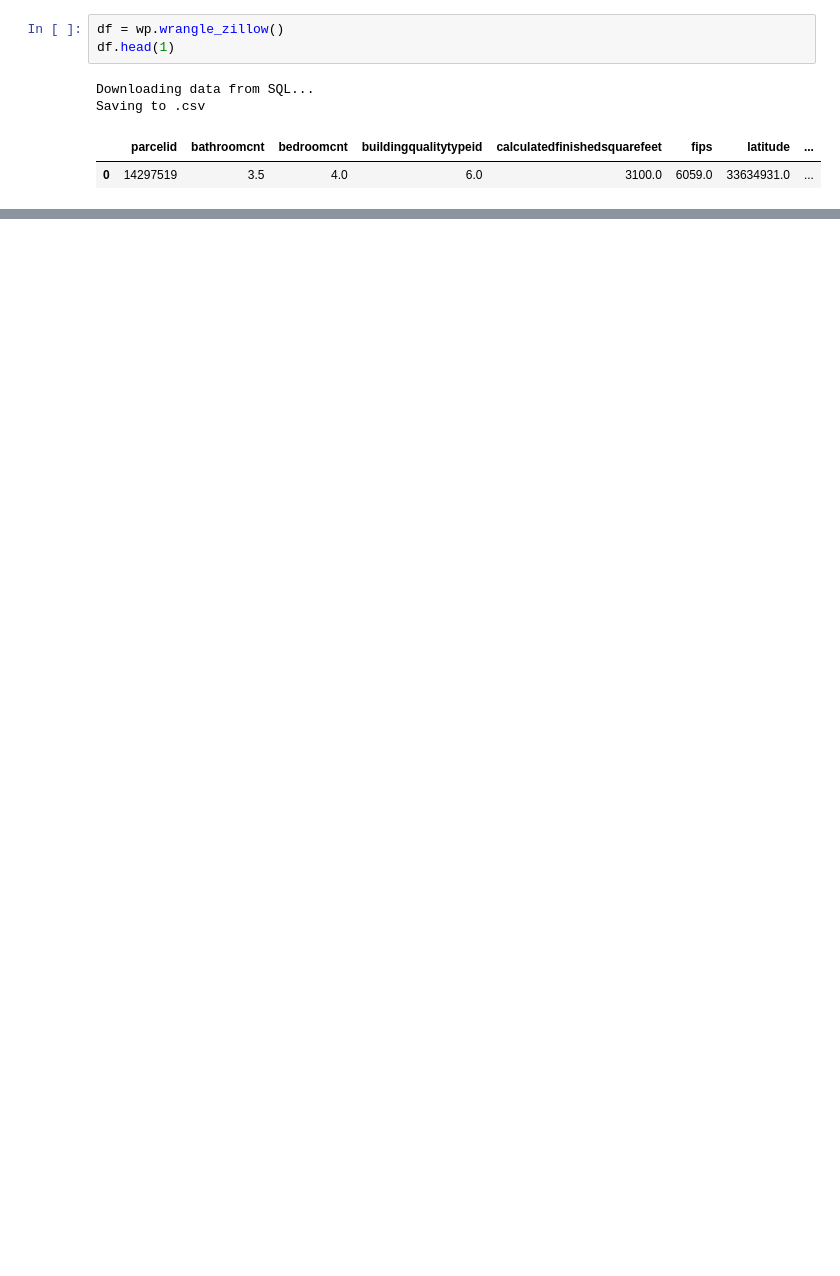
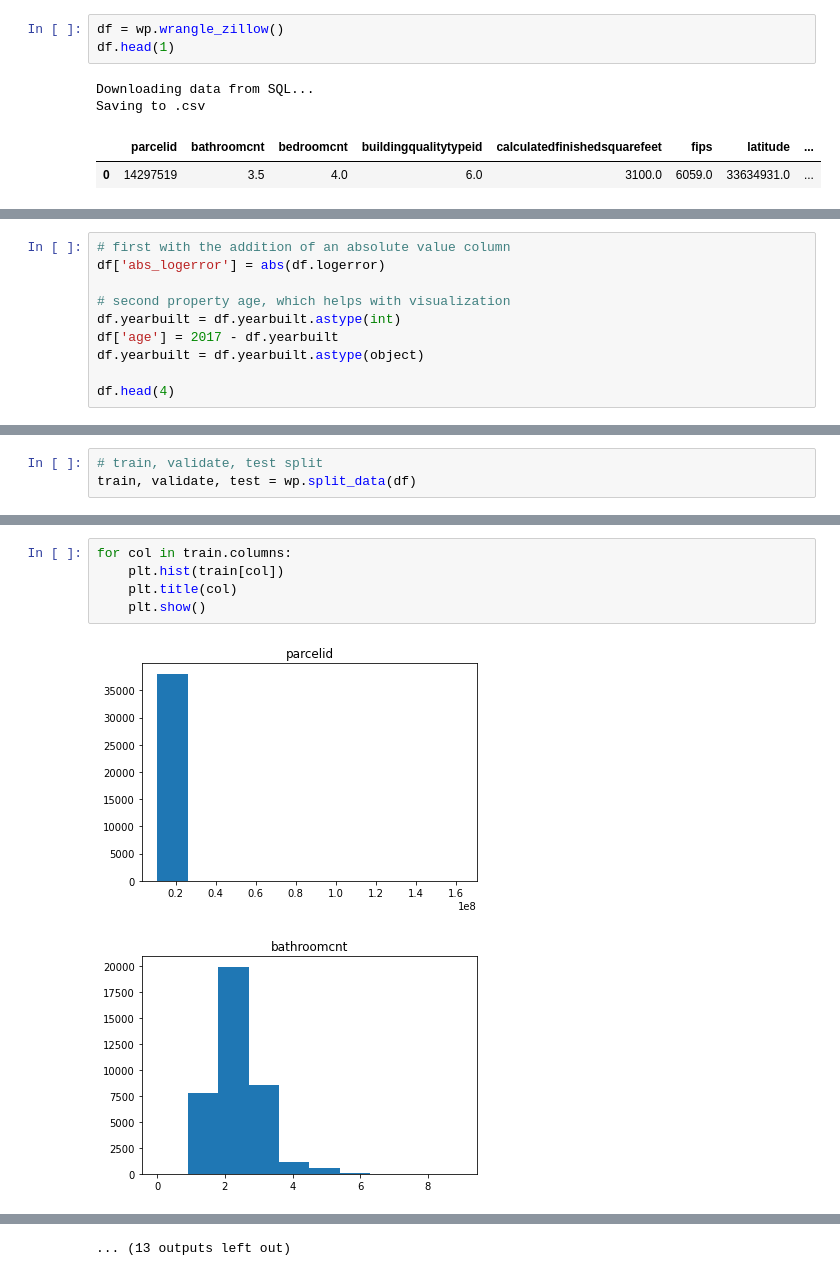
Before and after one commit to BraedenWright/clustering-project, a Jupyter notebook: clustering_zillow_project.ipynb, the cells around one changed output, grey strips where cells are left out. Saved outputs shown, nothing was run; the diff lists cells and outputs as text; blank space fills up the shorter version.

```diff
--- a/clustering_zillow_project.ipynb
+++ b/clustering_zillow_project.ipynb
@@ -83,0 +141,10 @@ Saving to .csv
+# %%
+# first with the addition of an absolute value column
+df['abs_logerror'] = abs(df.logerror)
+
+# second property age, which helps with visualization
+df.yearbuilt = df.yearbuilt.astype(int)
+df['age'] = 2017 - df.yearbuilt
+df.yearbuilt = df.yearbuilt.astype(object)
+
+df.head(4)
@@ -83,0 +156,3 @@ Saving to .csv
+# %%
+# train, validate, test split
+train, validate, test = wp.split_data(df)
@@ -83,0 +215,8 @@ Saving to .csv
+# %%
+for col in train.columns:
+    plt.hist(train[col])
+    plt.title(col)
+    plt.show()
+# %% [output]
+[figure, added]
+[figure, added]
@@ -83,0 +233 @@ Saving to .csv
+... (13 outputs left out)
```
Also changed, not shown: parts of 22 cells of this notebook, 2 other files.
